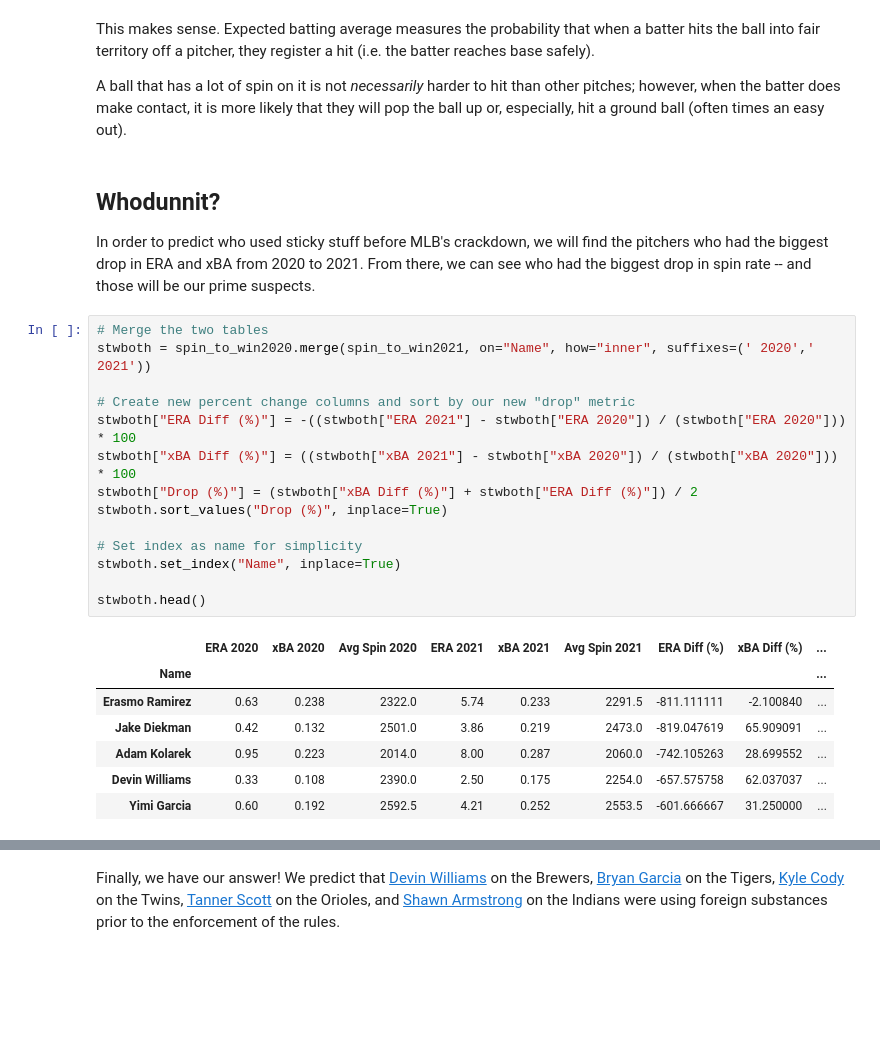
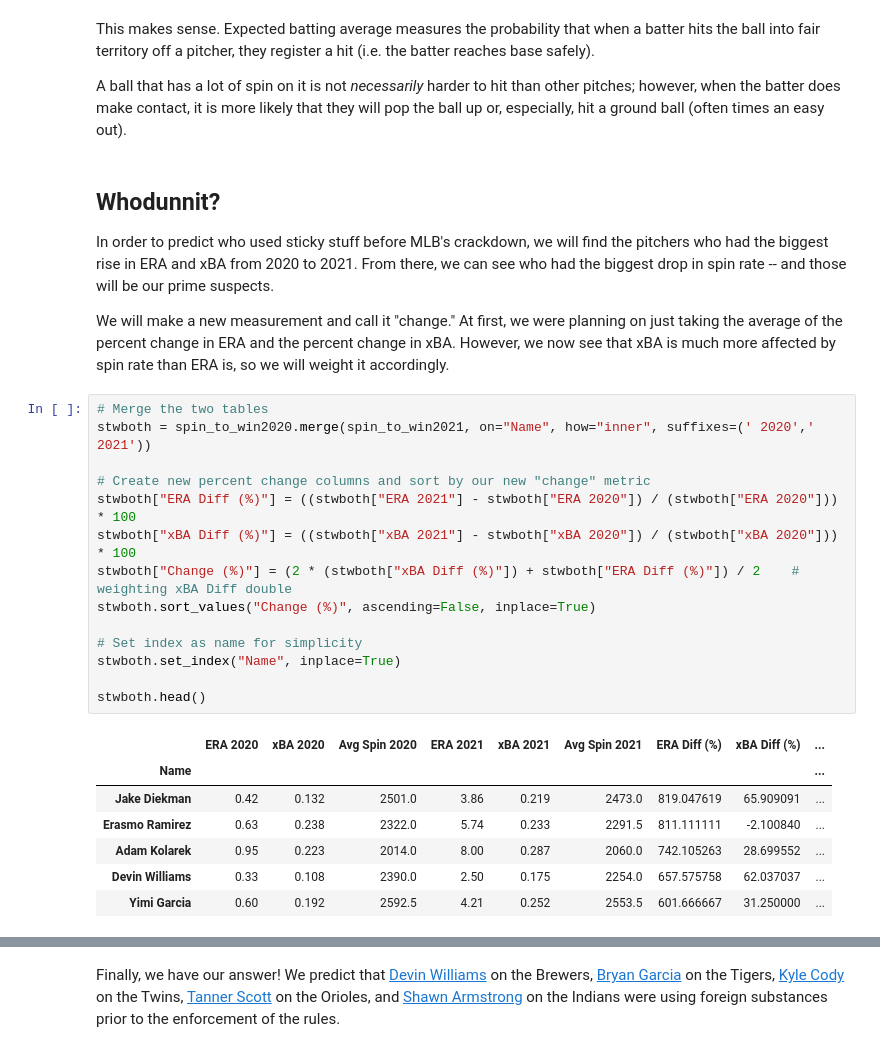
Before and after one commit to Jesparza17/Jesparza17, a Jupyter notebook: Project Notebook.ipynb, the cells around one changed output, grey strips where cells are left out. Saved outputs shown, nothing was run; the diff lists cells and outputs as text; blank space fills up the shorter version.

```diff
--- a/Project Notebook.ipynb
+++ b/Project Notebook.ipynb
@@ -397,29 +379,31 @@ A ball that has a lot of spin on it is not *necessarily* harder to hit than othe
 # %% [markdown]
 ## Whodunnit?
 
-In order to predict who used sticky stuff before MLB's crackdown, we will find the pitchers who had the biggest drop in ERA and xBA from 2020 to 2021. From there, we can see who had the biggest drop in spin rate -- and those will be our prime suspects.
+In order to predict who used sticky stuff before MLB's crackdown, we will find the pitchers who had the biggest rise in ERA and xBA from 2020 to 2021. From there, we can see who had the biggest drop in spin rate -- and those will be our prime suspects.
+
+We will make a new measurement and call it "change." At first, we were planning on just taking the average of the percent change in ERA and the percent change in xBA. However, we now see that xBA is much more affected by spin rate than ERA is, so we will weight it accordingly.
 # %%
 # Merge the two tables
 stwboth = spin_to_win2020.merge(spin_to_win2021, on="Name", how="inner", suffixes=(' 2020',' 2021'))
 
-# Create new percent change columns and sort by our new "drop" metric
-stwboth["ERA Diff (%)"] = -((stwboth["ERA 2021"] - stwboth["ERA 2020"]) / (stwboth["ERA 2020"])) * 100
+# Create new percent change columns and sort by our new "change" metric
+stwboth["ERA Diff (%)"] = ((stwboth["ERA 2021"] - stwboth["ERA 2020"]) / (stwboth["ERA 2020"])) * 100
 stwboth["xBA Diff (%)"] = ((stwboth["xBA 2021"] - stwboth["xBA 2020"]) / (stwboth["xBA 2020"])) * 100
-stwboth["Drop (%)"] = (stwboth["xBA Diff (%)"] + stwboth["ERA Diff (%)"]) / 2
-stwboth.sort_values("Drop (%)", inplace=True)
+stwboth["Change (%)"] = (2 * (stwboth["xBA Diff (%)"]) + stwboth["ERA Diff (%)"]) / 2    # weighting xBA Diff double
+stwboth.sort_values("Change (%)", ascending=False, inplace=True)
 
 # Set index as name for simplicity
 stwboth.set_index("Name", inplace=True)
 
 stwboth.head()
 # %% [output]
 |  | ERA 2020 | xBA 2020 | Avg Spin 2020 | ERA 2021 | xBA 2021 | Avg Spin 2021 | ERA Diff (%) | xBA Diff (%) | ... |
 | Name |  |  |  |  |  |  |  |  | ... |
-| Erasmo Ramirez | 0.63 | 0.238 | 2322.0 | 5.74 | 0.233 | 2291.5 | -811.111111 | -2.100840 | ... |
-| Jake Diekman | 0.42 | 0.132 | 2501.0 | 3.86 | 0.219 | 2473.0 | -819.047619 | 65.909091 | ... |
-| Adam Kolarek | 0.95 | 0.223 | 2014.0 | 8.00 | 0.287 | 2060.0 | -742.105263 | 28.699552 | ... |
-| Devin Williams | 0.33 | 0.108 | 2390.0 | 2.50 | 0.175 | 2254.0 | -657.575758 | 62.037037 | ... |
-| Yimi Garcia | 0.60 | 0.192 | 2592.5 | 4.21 | 0.252 | 2553.5 | -601.666667 | 31.250000 | ... |
+| Jake Diekman | 0.42 | 0.132 | 2501.0 | 3.86 | 0.219 | 2473.0 | 819.047619 | 65.909091 | ... |
+| Erasmo Ramirez | 0.63 | 0.238 | 2322.0 | 5.74 | 0.233 | 2291.5 | 811.111111 | -2.100840 | ... |
+| Adam Kolarek | 0.95 | 0.223 | 2014.0 | 8.00 | 0.287 | 2060.0 | 742.105263 | 28.699552 | ... |
+| Devin Williams | 0.33 | 0.108 | 2390.0 | 2.50 | 0.175 | 2254.0 | 657.575758 | 62.037037 | ... |
+| Yimi Garcia | 0.60 | 0.192 | 2592.5 | 4.21 | 0.252 | 2553.5 | 601.666667 | 31.250000 | ... |
 # %%
 # Get 20 biggest drops
 drop_top_20 = stwboth.head(20)
```
Also changed, not shown: parts of 7 cells of this notebook.
